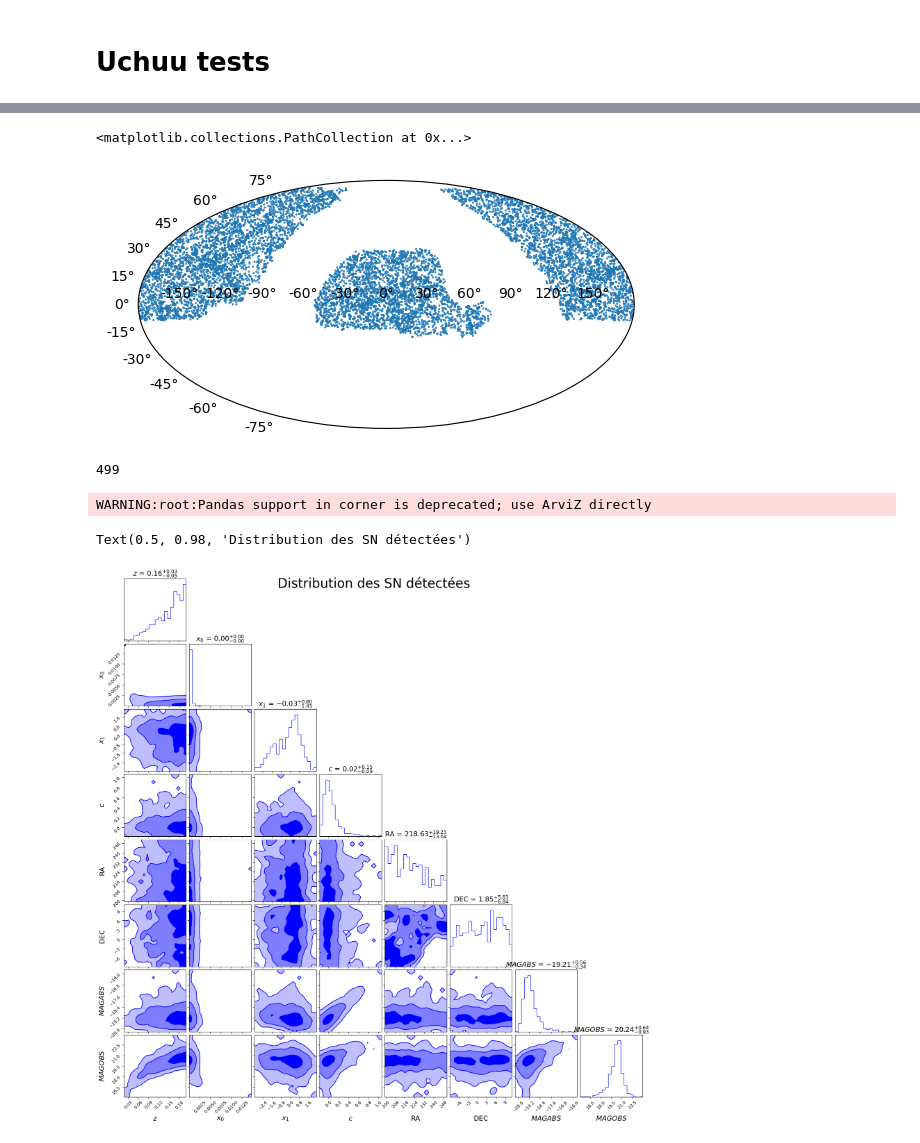
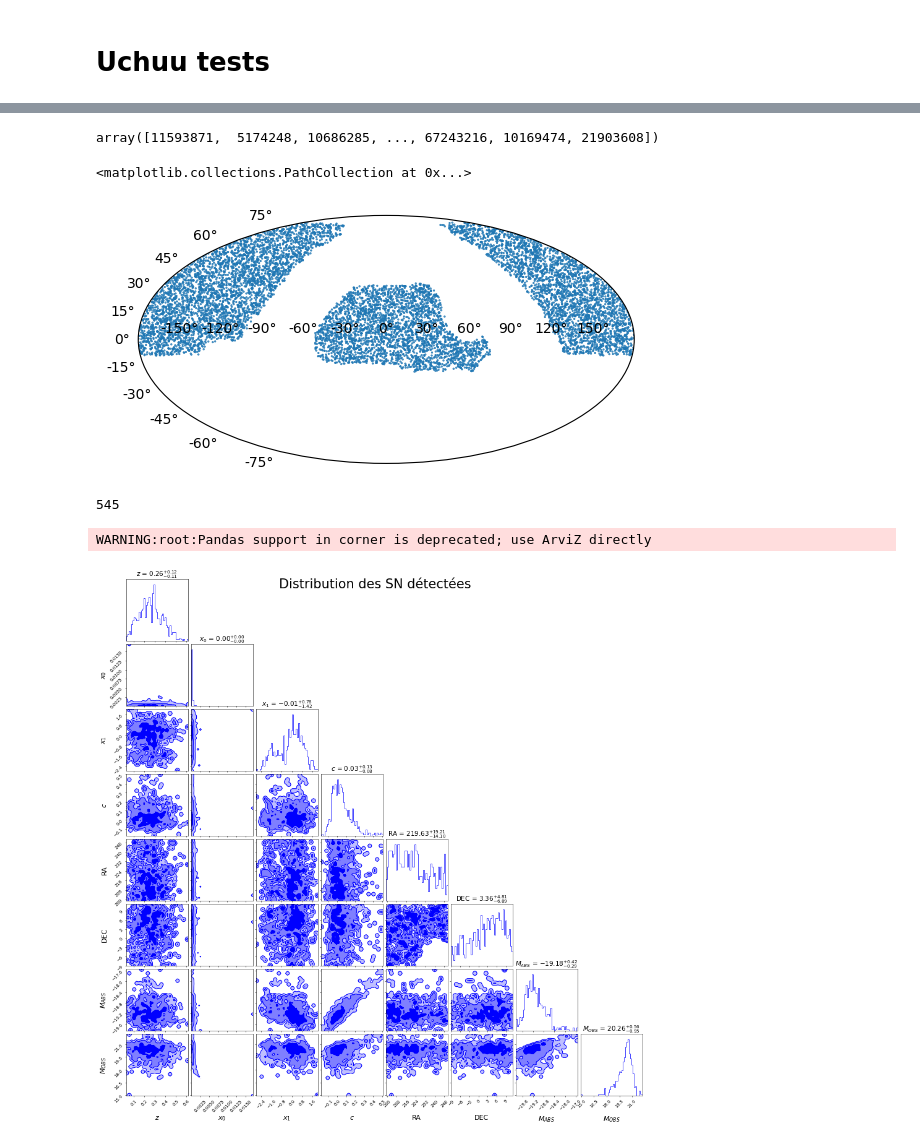
Before and after one commit to AntoineGillesLordet/Projet-LPNHE, a Jupyter notebook: code/tests.ipynb, the cells around one changed output, grey strips where cells are left out. Saved outputs shown, nothing was run; the diff lists cells and outputs as text; code cells hidden in the pictures.

```diff
--- a/code/tests.ipynb
+++ b/code/tests.ipynb
@@ -316,3 +296,9 @@ data['dec'] = dec[in_desi][:10000]
+# %%
+np.random.choice(bgs_df[bgs_df['in_desi']].index, size=10000)
+# %% [output]
+array([11593871,  5174248, 10686285, ..., 67243216, 10169474, 21903608])
+# %%
+snia = draw_SN(10000)
 # %%
 fig = plt.figure()
 ax = fig.add_subplot(projection="mollweide")
@@ -325,7 +311,7 @@ ax.scatter(
 )
 # %% [output]
 <matplotlib.collections.PathCollection at 0x...>
-[figure, old version]
+[figure, new version]
 # %%
 # footprint
 from shapely import geometry
@@ -357,41 +343,23 @@ detected = dataset[dataset].index
 # %%
 len(detected)
 # %% [output]
-499
+545
 # %%
-fig = corner.corner(
-    dset.targets.data.loc[detected],
+fig = corner_(dset.targets.data.loc[detected],
     var_names=["z", "x0", "x1", "c", "ra", "dec", "magabs", "magobs"],
-    show_titles=True,
-    bins=20,
-    smooth=0.9,
-    quantiles=None,
-    label_kwargs=dict(fontsize=16),
-    title_kwargs=dict(fontsize=16),
-    color="b",
-    levels=(1 - np.exp(-0.5), 1 - np.exp(-2), 1 - np.exp(-9 / 2.0)),
-    plot_density=False,
-    plot_datapoints=True,
-    fill_contours=True,
-    max_n_ticks=7,
-    hist_kwargs=dict(density=True, color="b"),
     labels=[
         r"$z$",
         r"$x_0$",
         r"$x_1$",
         r"$c$",
         r"RA",
         r"DEC",
-        r"$MAGABS$",
-        r"$MAGOBS$",
-    ],
-    alpha=0.2,
-)
-fig.suptitle('Distribution des SN détectées', fontsize=30)
+        r"$M_{ABS}$",
+        r"$M_{OBS}$",
+    ], title='Distribution des SN détectées')
 # %% [output]
 WARNING:root:Pandas support in corner is deprecated; use ArviZ directly
-Text(0.5, 0.98, 'Distribution des SN détectées')
-[figure, old version]
+[figure, new version]
 # %%
 fig = plt.figure()
 ax = fig.add_subplot(projection="mollweide")
```
Also changed, not shown: parts of 20 cells of this notebook, 1 other file.
